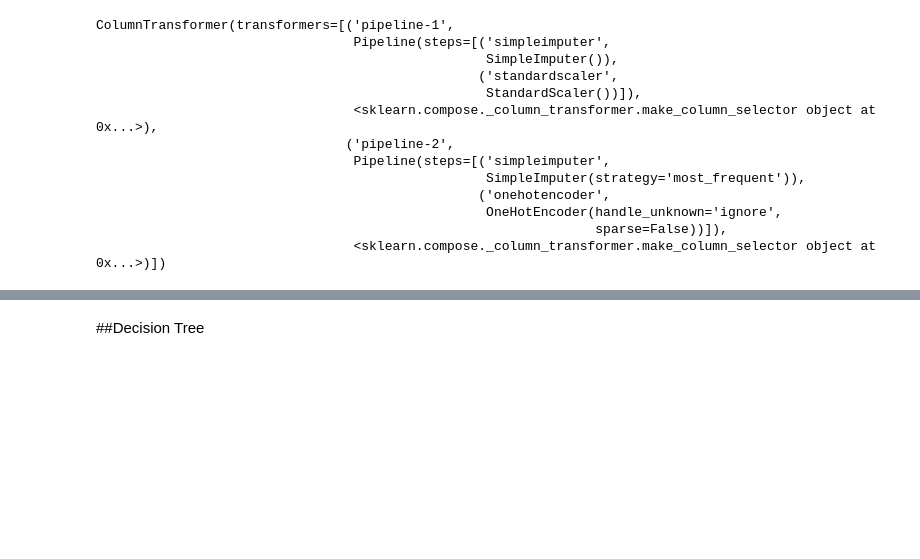
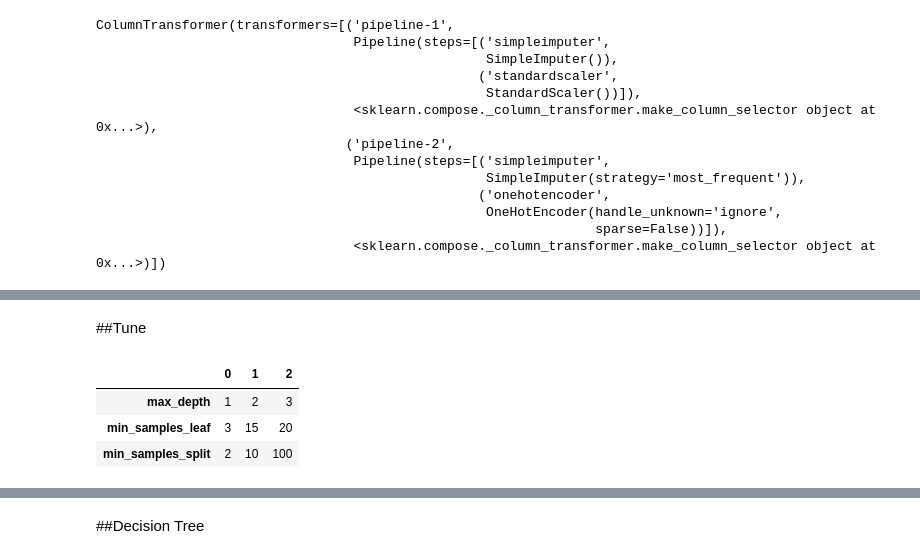
Before and after one commit to MichaelArthur224/Project-2, a Jupyter notebook: Stroke.ipynb, the cells around one changed output, grey strips where cells are left out. Cells and saved outputs as stored; diff of their text form; code cells hidden in the pictures; blank space fills up the shorter version.

```diff
--- a/Stroke.ipynb
+++ b/Stroke.ipynb
@@ -189,0 +213,14 @@ X_test_processed = preprocessor.transform(X_test)
+# %% [markdown]
+##Tune
+# %%
+#create and visualize our parameter grid
+param_grid = {'max_depth': [1,2,3],
+              'min_samples_leaf': [3,15,20],
+              'min_samples_split': [2, 10, 100]}
+
+pd.DataFrame(param_grid).T
+# %% [output]
+|  | 0 | 1 | 2 |
+| max_depth | 1 | 2 | 3 |
+| min_samples_leaf | 3 | 15 | 20 |
+| min_samples_split | 2 | 10 | 100 |
```
Also changed, not shown: parts of 17 cells of this notebook.
